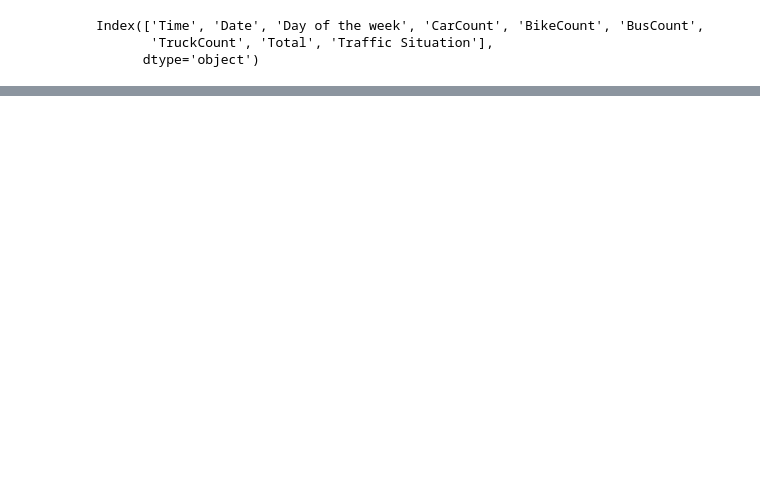
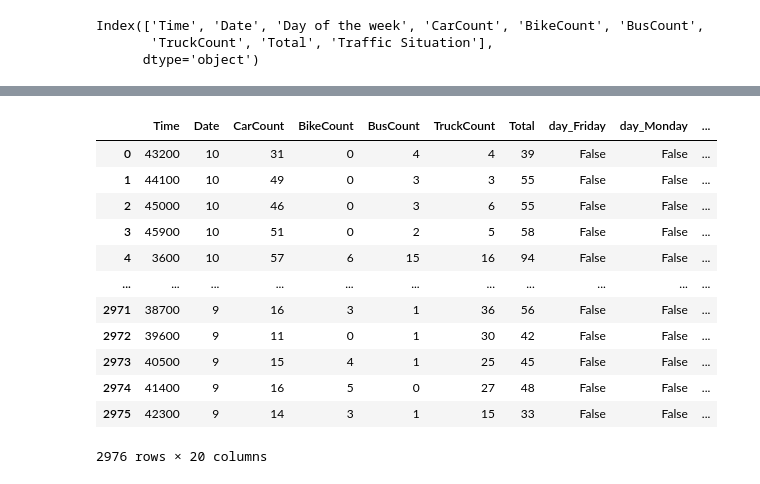
Before and after one commit to RohullahAkbari/Traffic_Predaction, a Jupyter notebook: Traffic_predaction.ipynb, the cells around one changed output, grey strips where cells are left out. Saved outputs shown, nothing was run; the diff lists cells and outputs as text; code cells hidden in the pictures; blank space fills up the shorter version.

```diff
--- a/Traffic_predaction.ipynb
+++ b/Traffic_predaction.ipynb
@@ -58,6 +29,3 @@ traffic_df.columns
 Index(['Time', 'Date', 'Day of the week', 'CarCount', 'BikeCount', 'BusCount',
        'TruckCount', 'Total', 'Traffic Situation'],
       dtype='object')
-# %%
-for i in range(len(traffic_df['Time'])):
-    if (traffic_df['Time'][i][-2:]) == 'AM':
@@ -81,0 +66,13 @@ AM
+# %%
+traffic_df['midday'] = ''  # Create an empty 'midday' column
+
+for i in range(len(traffic_df['Time'])):
+
+    if traffic_df['Time'][i][-2:] == 'AM':
+        traffic_df.loc[i, 'midday'] = 'AM'
+
+    elif traffic_df['Time'][i][-2:] == 'PM':
+        traffic_df.loc[i, 'midday'] = 'PM'
+
+# removing 'AM' or 'PM' form Time column
+traffic_df['Time'] = traffic_df['Time'].str[:-2]
@@ -81,0 +95,5 @@ AM
+# %%
+# Assuming 'Time' is the name of the column in your DataFrame
+traffic_df['Time'] = pd.to_datetime(traffic_df['Time']).dt.hour * 3600 + \
+                     pd.to_datetime(traffic_df['Time']).dt.minute * 60 + \
+                     pd.to_datetime(traffic_df['Time']).dt.second
@@ -81,0 +139,31 @@ AM
+# %%
+# Assuming 'dataset' is the name of your DataFrame
+
+# Perform one-hot encoding on 'Day of the week' column
+day_of_week_encoded = pd.get_dummies(traffic_df['Day of the week'], prefix='day')
+
+# Perform one-hot encoding on 'Traffic Situation' column
+traffic_situation_encoded = pd.get_dummies(traffic_df['Traffic Situation'], prefix='traffic')
+
+# Perform one-hot encoding on 'midday' column
+midday_encoded = pd.get_dummies(traffic_df['midday'], prefix='midday')
+
+# Concatenate the encoded columns with the original DataFrame
+dataset = pd.concat([traffic_df.drop(['Day of the week', 'Traffic Situation', 'midday'], axis=1),
+                             day_of_week_encoded, traffic_situation_encoded, midday_encoded], axis=1)
+# %%
+dataset
+# %% [output]
+|  | Time | Date | CarCount | BikeCount | BusCount | TruckCount | Total | day_Friday | day_Monday | ... |
+| 0 | 43200 | 10 | 31 | 0 | 4 | 4 | 39 | False | False | ... |
+| 1 | 44100 | 10 | 49 | 0 | 3 | 3 | 55 | False | False | ... |
+| 2 | 45000 | 10 | 46 | 0 | 3 | 6 | 55 | False | False | ... |
+| 3 | 45900 | 10 | 51 | 0 | 2 | 5 | 58 | False | False | ... |
+| 4 | 3600 | 10 | 57 | 6 | 15 | 16 | 94 | False | False | ... |
+| ... | ... | ... | ... | ... | ... | ... | ... | ... | ... | ... |
+| 2971 | 38700 | 9 | 16 | 3 | 1 | 36 | 56 | False | False | ... |
+| 2972 | 39600 | 9 | 11 | 0 | 1 | 30 | 42 | False | False | ... |
+| 2973 | 40500 | 9 | 15 | 4 | 1 | 25 | 45 | False | False | ... |
+| 2974 | 41400 | 9 | 16 | 5 | 0 | 27 | 48 | False | False | ... |
+| 2975 | 42300 | 9 | 14 | 3 | 1 | 15 | 33 | False | False | ... |
+2976 rows × 20 columns
```
Also changed, not shown: parts of 10 cells of this notebook.
